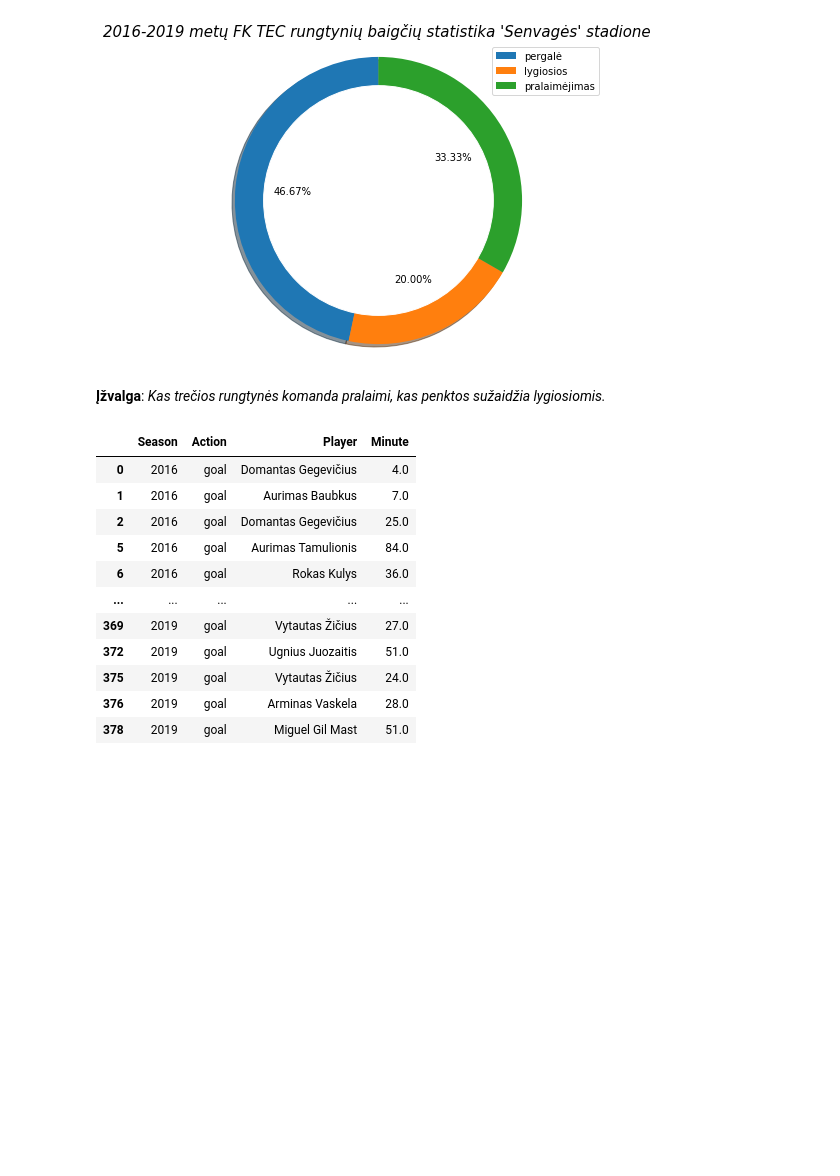
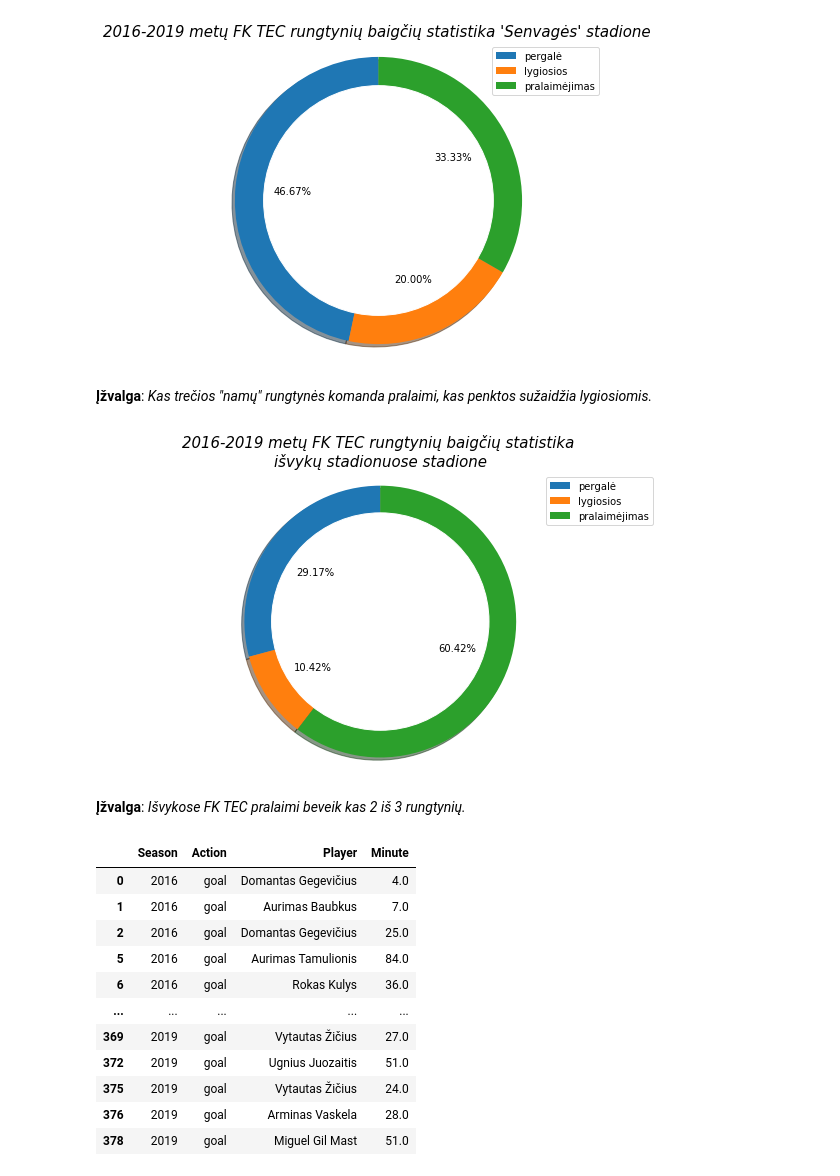
Before and after one commit to unkind58/Project_TEC_2016-2019_Statistics, a Jupyter notebook: app.ipynb, the cells around one changed output. Cells and saved outputs as stored; diff of their text form; code cells hidden in the pictures; blank space fills up the shorter version.

```diff
--- a/app.ipynb
+++ b/app.ipynb
@@ -246,7 +270,39 @@ plt.show(block=False)
 # %% [output]
 [figure]
 # %% [markdown]
-**Įžvalga**: *Kas trečios rungtynės komanda pralaimi, kas penktos sužaidžia lygiosiomis.*
+**Įžvalga**: *Kas trečios "namų" rungtynės komanda pralaimi, kas penktos sužaidžia lygiosiomis.*
+# %%
+df_games_stadium_not_senvage = df_games_stadium[['TEC_result', 'Stadium']].loc[~df_games_stadium['Stadium'].str.contains('Senvagės stadionas')]
+
+
+def won_draw_lost(source):
+    won_senvage = source[source['TEC_result'] == 'won'].count()
+    draw_senvage = source[source['TEC_result'] == 'draw'].count()
+    lost_senvage = source[source['TEC_result'] == 'lost'].count()
+    return [won_senvage[0],draw_senvage[0],lost_senvage[0]]
+won_draw_lost(df_games_stadium_not_senvage)
+pie_plot_2 = pd.DataFrame(index=[['won','draw','lost']],data=[won_draw_lost(df_games_stadium_not_senvage)[0],
+                                                              won_draw_lost(df_games_stadium_not_senvage)[1],
+                                                              won_draw_lost(df_games_stadium_not_senvage)[2]],
+                                                              columns=['Išvykos stadionai'])
+plt.figure(figsize=(8,5))
+pie = plt.pie(pie_plot_2['Išvykos stadionai'], shadow=True, startangle=90, autopct='%1.2f%%')
+plt.legend(labels=['pergalė','lygiosios','pralaimėjimas'], loc="best")
+plt.axis('equal')
+plt.title(label='''2016-2019 metų FK TEC rungtynių baigčių statistika
+išvykų stadionuose stadione''',
+          fontsize=15,
+         fontstyle='italic')
+plt.gca().get_xaxis().set_visible(False)
+plt.gca().get_yaxis().set_visible(False)
+plt.tight_layout()
+my_circle=plt.Circle( (0,0), 0.8, color='white')
+plt.gca().add_artist(my_circle)
+plt.show(block=False)
+# %% [output]
+[figure, added]
+# %% [markdown]
+**Įžvalga**: *Išvykose FK TEC pralaimi beveik kas 2 iš 3 rungtynių.*
 # %%
 df_statistics = pd.read_csv(path_statistics, low_memory=False)
 df_statistics = df_statistics[['Season','Action','Player','Minute']]
```
Also changed, not shown: parts of 7 cells of this notebook.
